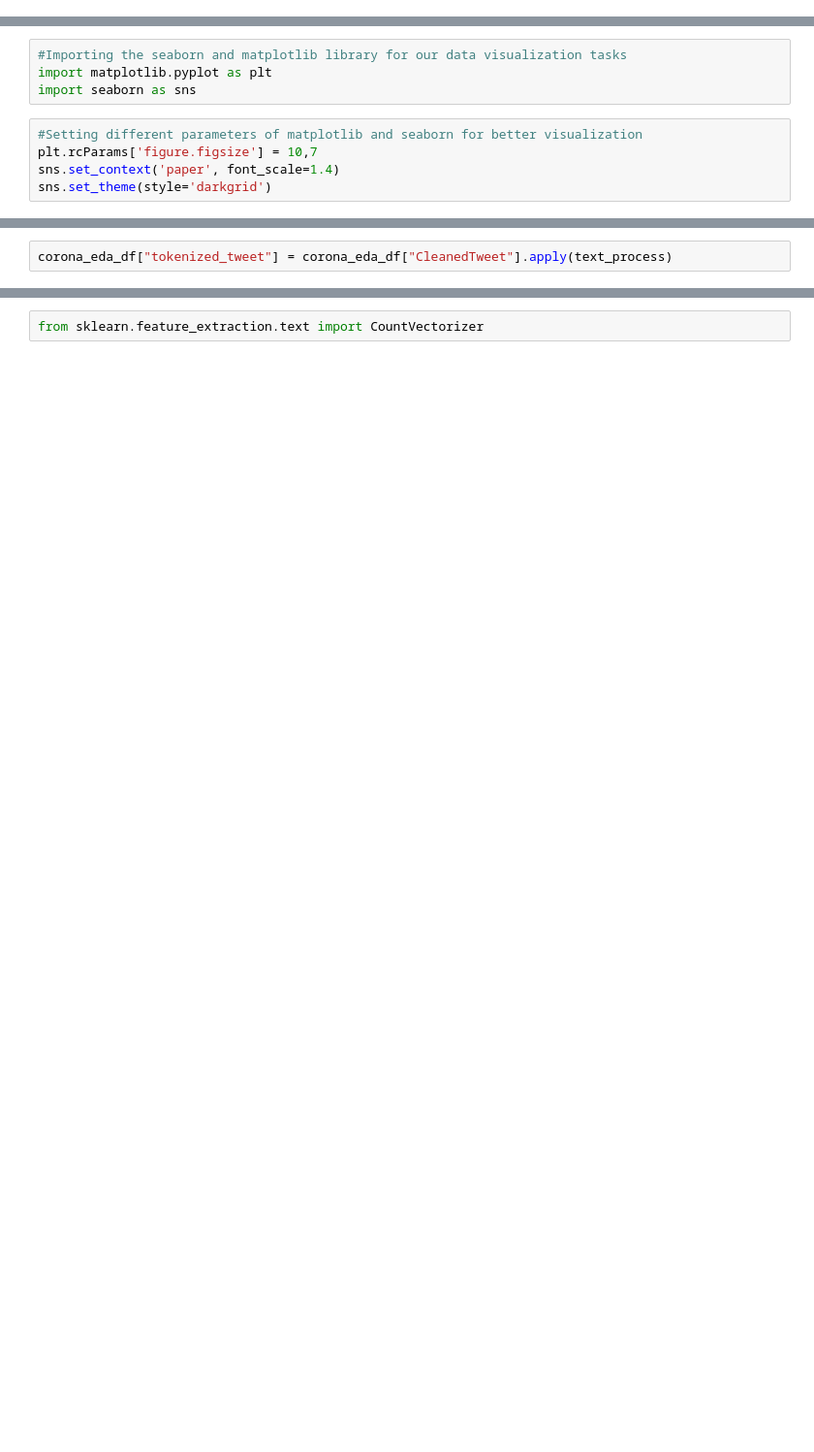
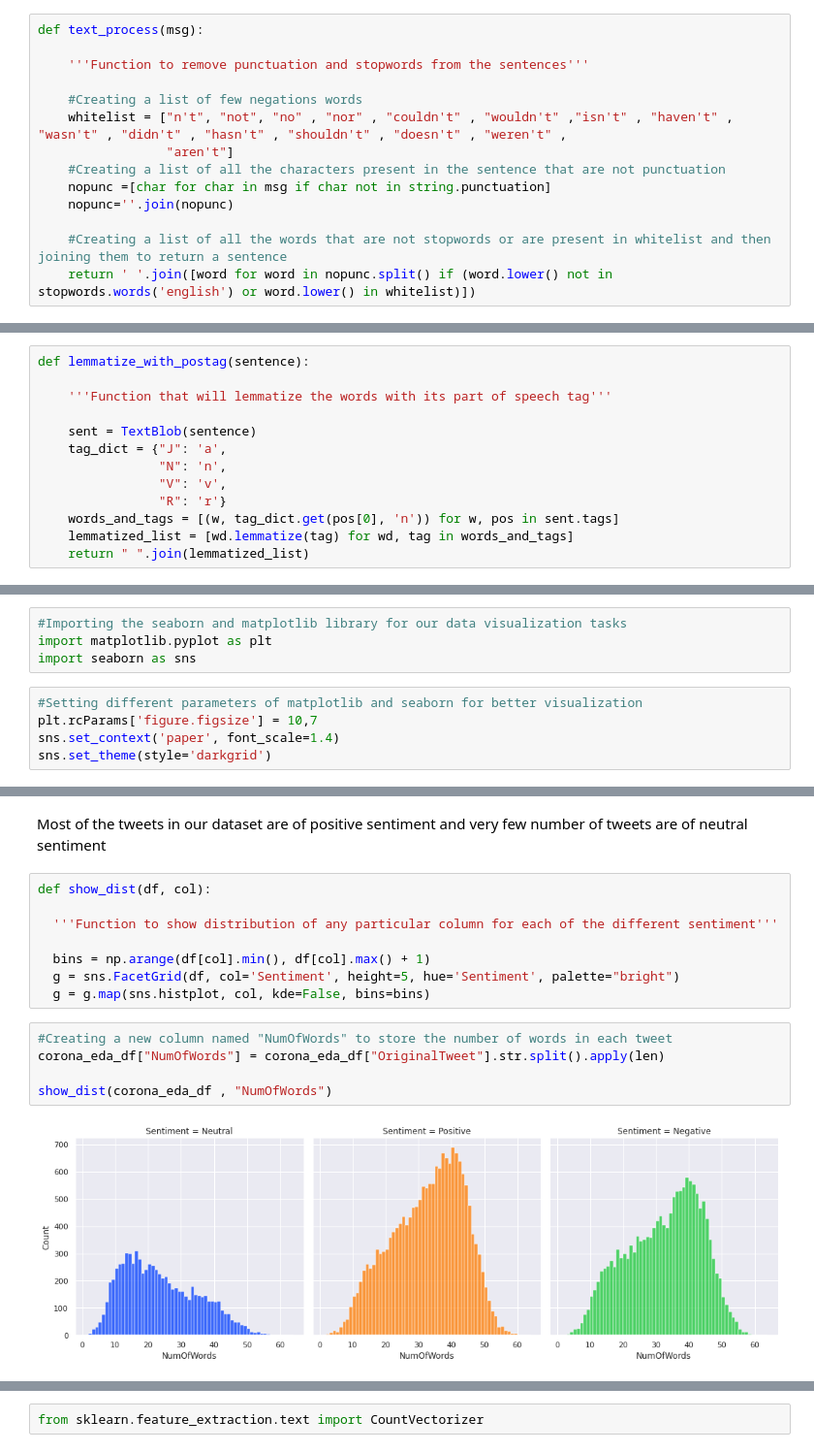
Before and after one commit to Yash1289/CoronaVirus_Tweet_Sentiment, a Jupyter notebook: Coronavirus_Tweet_Sentiment_Analysis_Capstone_Project.ipynb, the cells around one changed output, grey strips where cells are left out. Shown at 97% size. Saved outputs shown, nothing was run; the diff lists cells and outputs as text; blank space fills up the shorter version.

```diff
--- a/Coronavirus_Tweet_Sentiment_Analysis_Capstone_Project.ipynb
+++ b/Coronavirus_Tweet_Sentiment_Analysis_Capstone_Project.ipynb
@@ -384,0 +424,14 @@ corona_model_df
+# %%
+def text_process(msg):
+
+    '''Function to remove punctuation and stopwords from the sentences'''
+
+    #Creating a list of few negations words
+    whitelist = ["n't", "not", "no" , "nor" , "couldn't" , "wouldn't" ,"isn't" , "haven't" , "wasn't" , "didn't" , "hasn't" , "shouldn't" , "doesn't" , "weren't" ,
+                 "aren't"]
+    #Creating a list of all the characters present in the sentence that are not punctuation
+    nopunc =[char for char in msg if char not in string.punctuation]
+    nopunc=''.join(nopunc)
+
+    #Creating a list of all the words that are not stopwords or are present in whitelist and then joining them to return a sentence
+    return ' '.join([word for word in nopunc.split() if (word.lower() not in stopwords.words('english') or word.lower() in whitelist)])
@@ -384,0 +465,13 @@ corona_model_df
+# %%
+def lemmatize_with_postag(sentence):
+
+    '''Function that will lemmatize the words with its part of speech tag'''
+
+    sent = TextBlob(sentence)
+    tag_dict = {"J": 'a',
+                "N": 'n',
+                "V": 'v',
+                "R": 'r'}
+    words_and_tags = [(w, tag_dict.get(pos[0], 'n')) for w, pos in sent.tags]
+    lemmatized_list = [wd.lemmatize(tag) for wd, tag in words_and_tags]
+    return " ".join(lemmatized_list)
@@ -455,2 +498,0 @@ def text_process(msg):
-# %%
-corona_eda_df["tokenized_tweet"] = corona_eda_df["CleanedTweet"].apply(text_process)
@@ -530,0 +505,17 @@ plt.xticks(rotation=45)
+# %% [markdown]
+Most of the tweets in our dataset are of positive sentiment and very few number of tweets are of neutral sentiment
+# %%
+def show_dist(df, col):
+
+  '''Function to show distribution of any particular column for each of the different sentiment'''
+
+  bins = np.arange(df[col].min(), df[col].max() + 1)
+  g = sns.FacetGrid(df, col='Sentiment', height=5, hue='Sentiment', palette="bright")
+  g = g.map(sns.histplot, col, kde=False, bins=bins)
+# %%
+#Creating a new column named "NumOfWords" to store the number of words in each tweet
+corona_eda_df["NumOfWords"] = corona_eda_df["OriginalTweet"].str.split().apply(len)
+
+show_dist(corona_eda_df , "NumOfWords")
+# %% [output]
+[figure, added]
```
Also changed, not shown: parts of 274 cells of this notebook.
